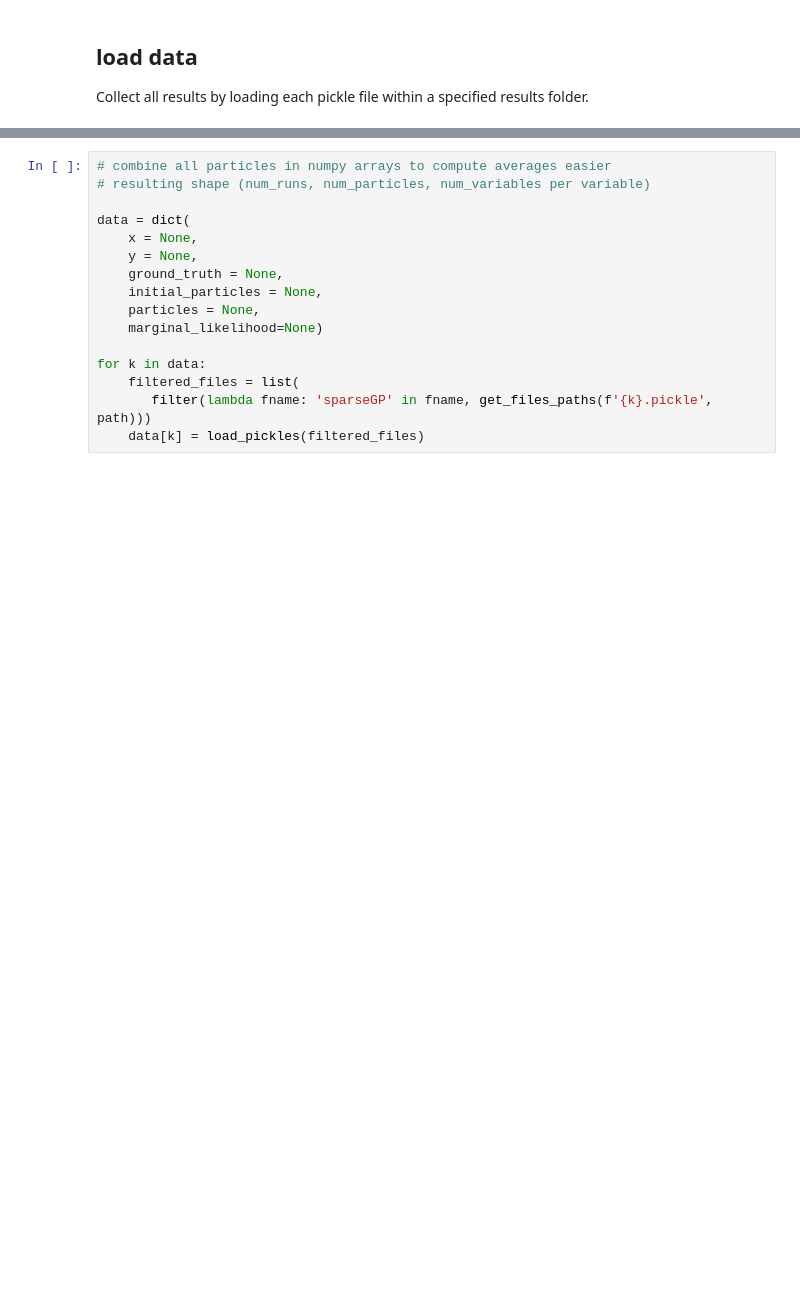
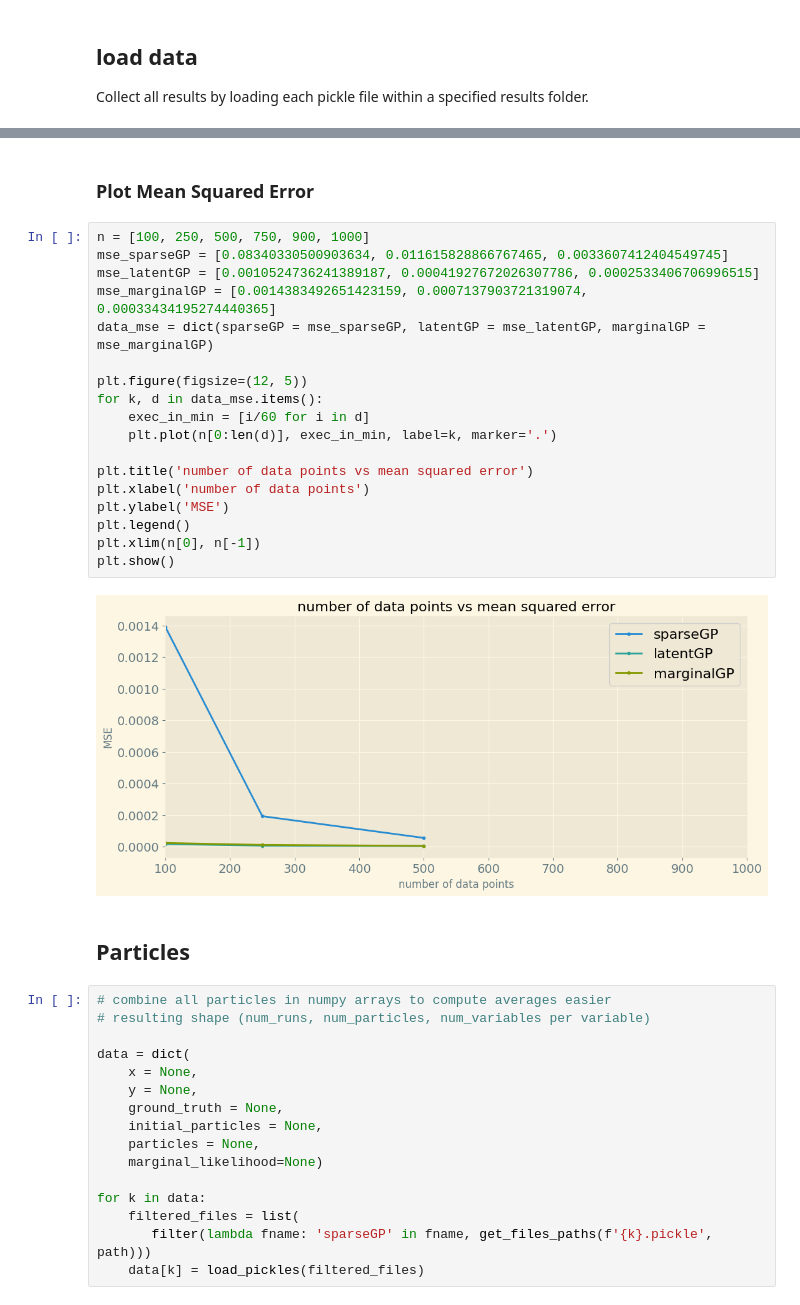
Before and after one commit to UncertaintyInComplexSystems/bayesianmodels, a Jupyter notebook: testsuite/sparse_gp_combine_results.ipynb, the cells around one changed output, grey strips where cells are left out. Saved outputs shown, nothing was run; the diff lists cells and outputs as text; blank space fills up the shorter version.

```diff
--- a/testsuite/sparse_gp_combine_results.ipynb
+++ b/testsuite/sparse_gp_combine_results.ipynb
@@ -68,3 +190,27 @@ path = './results_sparse_gp_test/2024-09-17_15-30_sanity_stdZprior_unsortedZ/'
+# %% [markdown]
+### Plot Mean Squared Error
+# %%
+n = [100, 250, 500, 750, 900, 1000]
+mse_sparseGP = [0.08340330500903634, 0.011615828866767465, 0.0033607412404549745]
+mse_latentGP = [0.0010524736241389187, 0.00041927672026307786, 0.0002533406706996515]
+mse_marginalGP = [0.0014383492651423159, 0.0007137903721319074, 0.00033434195274440365]
+data_mse = dict(sparseGP = mse_sparseGP, latentGP = mse_latentGP, marginalGP = mse_marginalGP)
+
+plt.figure(figsize=(12, 5))
+for k, d in data_mse.items():
+    exec_in_min = [i/60 for i in d]
+    plt.plot(n[0:len(d)], exec_in_min, label=k, marker='.')
+
+plt.title('number of data points vs mean squared error')
+plt.xlabel('number of data points')
+plt.ylabel('MSE')
+plt.legend()
+plt.xlim(n[0], n[-1])
+plt.show()
+# %% [output]
+[figure, added]
+# %% [markdown]
+## Particles
 # %%
 # combine all particles in numpy arrays to compute averages easier
 # resulting shape (num_runs, num_particles, num_variables per variable)
```
Also changed, not shown: parts of 7 cells of this notebook, 3 other files.
